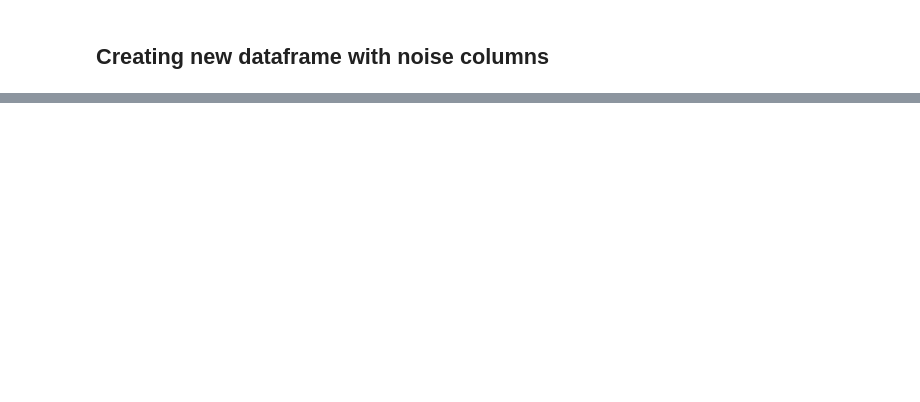
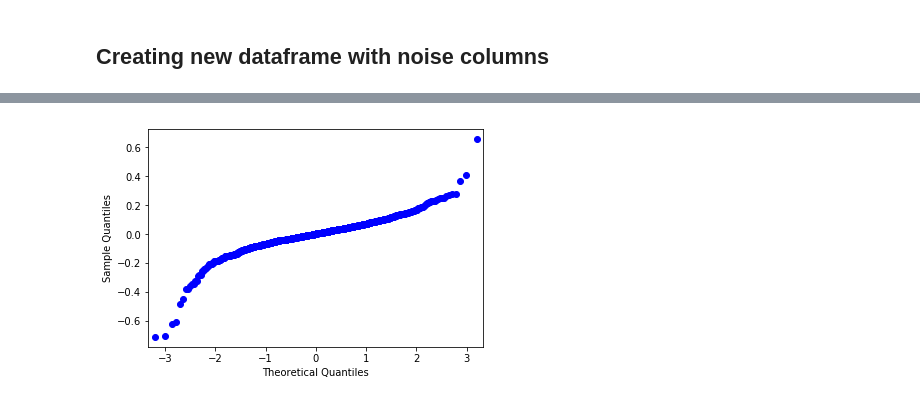
Before and after one commit to tybrs/kaggle-housing-prices, a Jupyter notebook: Ray/Testing.ipynb, the cells around one changed output, grey strips where cells are left out. Drawn from its saved outputs; the diff is of its cells as text; code cells hidden in the pictures; blank space fills up the shorter version.

```diff
--- a/Ray/Testing.ipynb
+++ b/Ray/Testing.ipynb
@@ -136,0 +146,9 @@ coef_matrix_lasso = pd.DataFrame(index=ind, columns=col)
+# %%
+from sklearn.linear_model import LassoCV
+from sklearn.preprocessing import StandardScaler
+
+scale = StandardScaler()
+scale.fit(X)
+X_std = scale.transform(X)
+lasso = LassoCV(alphas = [1, 0.1, 0.01, 0.001, 0.0005], selection='random', max_iter=15000)
+lasso.fit(X_std, y_log)
@@ -136,0 +199,10 @@ coef_matrix_lasso = pd.DataFrame(index=ind, columns=col)
+# %%
+from sklearn.model_selection import GridSearchCV
+from sklearn.linear_model import Lasso
+
+lasso = Lasso()
+alphas = np.logspace(-5, 4, 200)
+grid = GridSearchCV(estimator=lasso,
+param_grid=dict(alpha=alphas), cv=10, n_jobs=-1, scoring='r2')
+# %%
+grid.fit(X_std, y_log)
@@ -136,0 +249,3 @@ coef_matrix_lasso = pd.DataFrame(index=ind, columns=col)
+# %%
+residuals_log = (y_log - lasso.predict(X_std))
+residuals_log
@@ -136,0 +270,7 @@ coef_matrix_lasso = pd.DataFrame(index=ind, columns=col)
+# %%
+import statsmodels.api as sm
+
+fig = sm.qqplot(residuals_log)
+plt.show()
+# %% [output]
+[figure, added]
```
Also changed, not shown: parts of 46 cells of this notebook, 2 other files.
